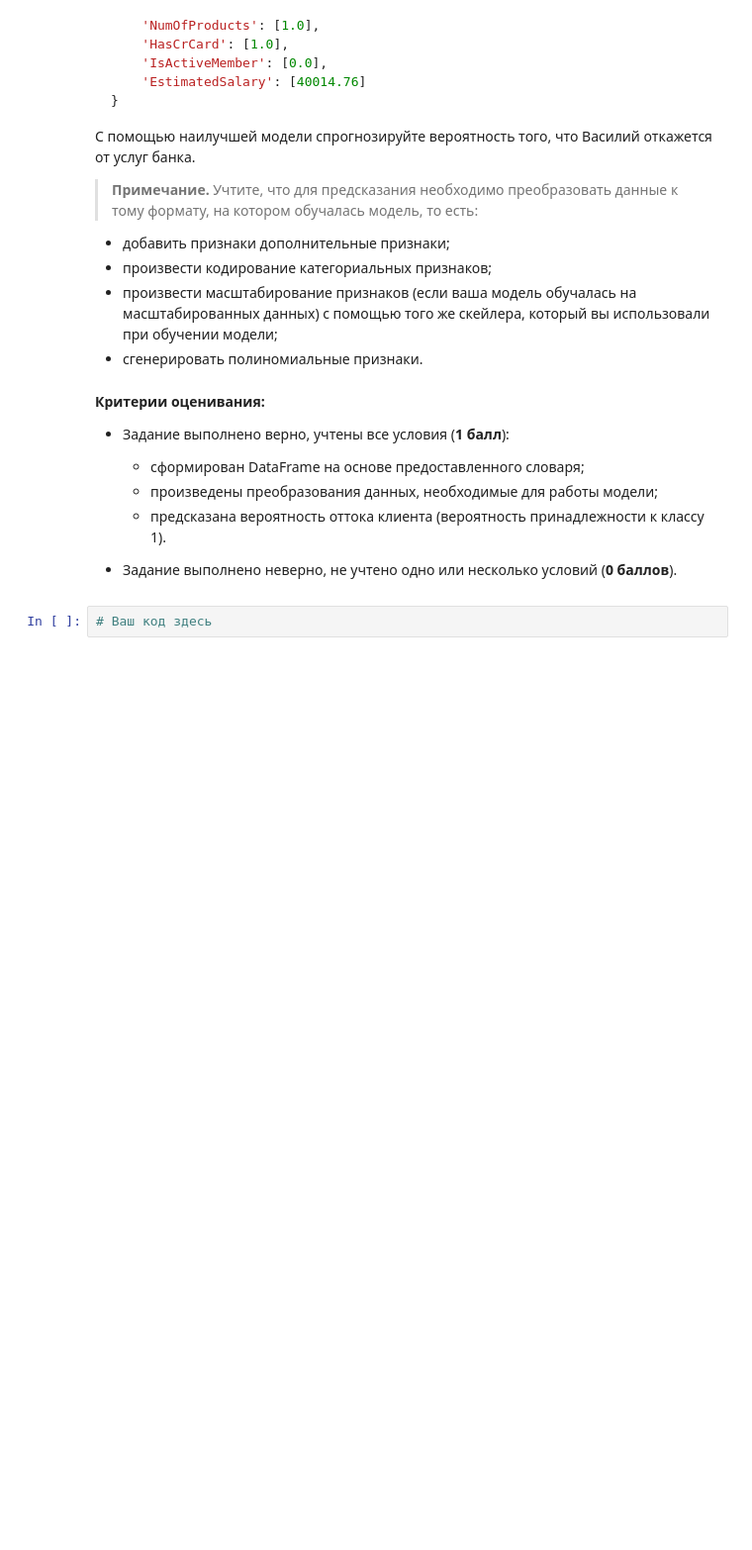
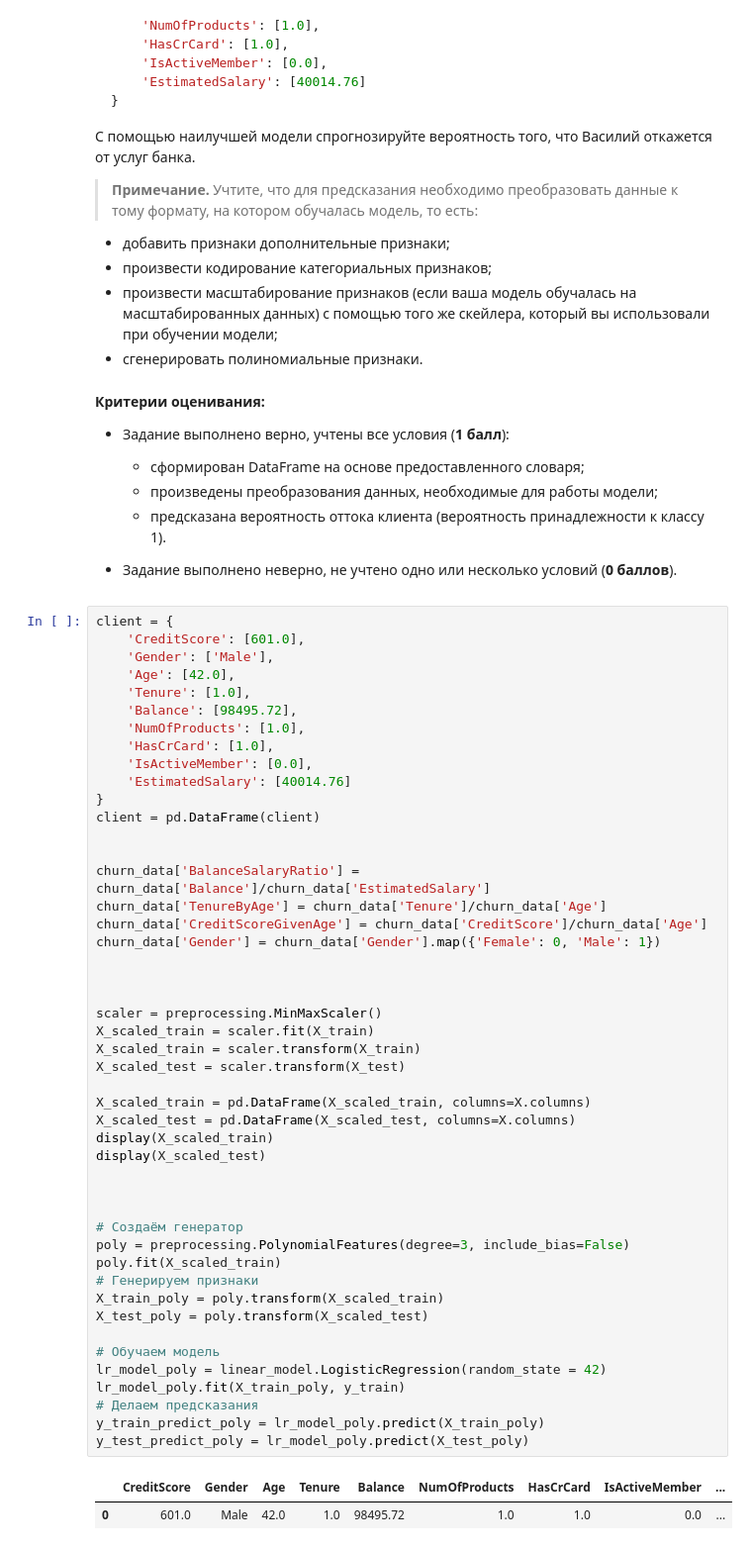
Before and after one commit to PlatArs/Bank_Analytics, a Jupyter notebook: Bank Analytics and ML model for exited clients/ML-3_Bank_ML-model.ipynb, the cells around one changed output. Shown: that part at 99% size. Cells and saved outputs as stored; diff of their text form; blank space fills up the shorter version.

```diff
--- a/Bank Analytics and ML model for exited clients/ML-3_Bank_ML-model.ipynb
+++ b/Bank Analytics and ML model for exited clients/ML-3_Bank_ML-model.ipynb
@@ -722,4 +777,52 @@ for threshold in thresholds:
 
 - Задание выполнено неверно, не учтено одно или несколько условий (**0 баллов**).
 # %%
-# Ваш код здесь
+client = {
+    'CreditScore': [601.0],
+    'Gender': ['Male'],
+    'Age': [42.0],
+    'Tenure': [1.0],
+    'Balance': [98495.72],
+    'NumOfProducts': [1.0],
+    'HasCrCard': [1.0],
+    'IsActiveMember': [0.0],
+    'EstimatedSalary': [40014.76]
+}
+client = pd.DataFrame(client)
+
+
+churn_data['BalanceSalaryRatio'] = churn_data['Balance']/churn_data['EstimatedSalary']
+churn_data['TenureByAge'] = churn_data['Tenure']/churn_data['Age']
+churn_data['CreditScoreGivenAge'] = churn_data['CreditScore']/churn_data['Age']
+churn_data['Gender'] = churn_data['Gender'].map({'Female': 0, 'Male': 1})
+
+
+
+scaler = preprocessing.MinMaxScaler()
+X_scaled_train = scaler.fit(X_train)
+X_scaled_train = scaler.transform(X_train)
+X_scaled_test = scaler.transform(X_test)
+
+X_scaled_train = pd.DataFrame(X_scaled_train, columns=X.columns)
+X_scaled_test = pd.DataFrame(X_scaled_test, columns=X.columns)
+display(X_scaled_train)
+display(X_scaled_test)
+
+
+
+# Создаём генератор
+poly = preprocessing.PolynomialFeatures(degree=3, include_bias=False)
+poly.fit(X_scaled_train)
+# Генерируем признаки
+X_train_poly = poly.transform(X_scaled_train)
+X_test_poly = poly.transform(X_scaled_test)
+
+# Обучаем модель
+lr_model_poly = linear_model.LogisticRegression(random_state = 42)
+lr_model_poly.fit(X_train_poly, y_train)
+# Делаем предсказания
+y_train_predict_poly = lr_model_poly.predict(X_train_poly)
+y_test_predict_poly = lr_model_poly.predict(X_test_poly)
+# %% [output]
+|  | CreditScore | Gender | Age | Tenure | Balance | NumOfProducts | HasCrCard | IsActiveMember | ... |
+| 0 | 601.0 | Male | 42.0 | 1.0 | 98495.72 | 1.0 | 1.0 | 0.0 | ... |
```
Also changed, not shown: parts of 11 cells of this notebook.
